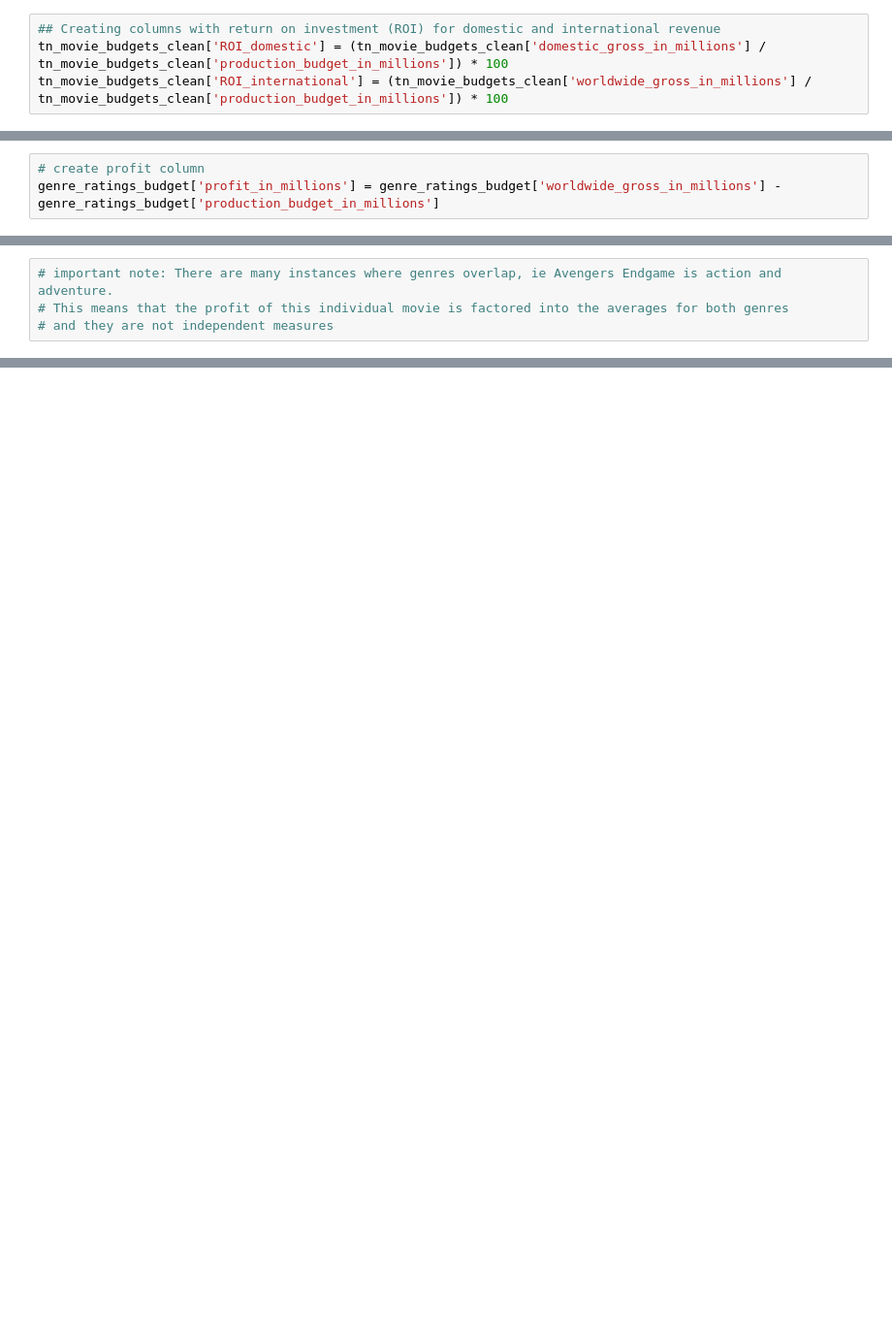
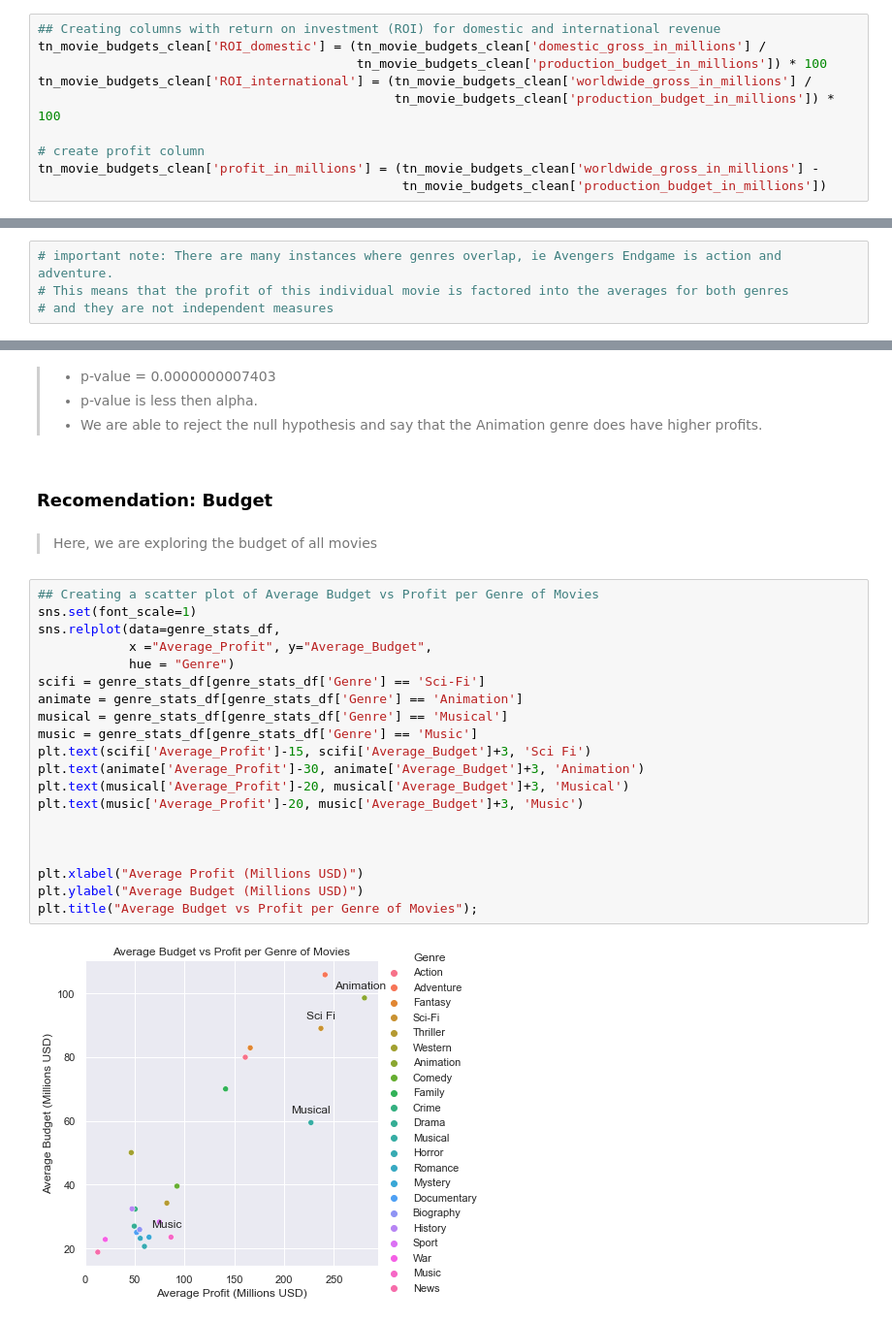
Before and after one commit to mrodberg/Pod1Capstone, a Jupyter notebook: Primary Notebook.ipynb, the cells around one changed output, grey strips where cells are left out. Shown: that part at 97% size. Saved outputs shown, nothing was run; the diff lists cells and outputs as text; blank space fills up the shorter version.

```diff
--- a/Primary Notebook.ipynb
+++ b/Primary Notebook.ipynb
@@ -40,4 +65,10 @@ tn_movie_budgets_clean = tn_movie_budgets_clean[tn_movie_budgets_clean['domestic
 # %%
 ## Creating columns with return on investment (ROI) for domestic and international revenue
-tn_movie_budgets_clean['ROI_domestic'] = (tn_movie_budgets_clean['domestic_gross_in_millions'] / tn_movie_budgets_clean['production_budget_in_millions']) * 100
-tn_movie_budgets_clean['ROI_international'] = (tn_movie_budgets_clean['worldwide_gross_in_millions'] / tn_movie_budgets_clean['production_budget_in_millions']) * 100
+tn_movie_budgets_clean['ROI_domestic'] = (tn_movie_budgets_clean['domestic_gross_in_millions'] /
+                                          tn_movie_budgets_clean['production_budget_in_millions']) * 100
+tn_movie_budgets_clean['ROI_international'] = (tn_movie_budgets_clean['worldwide_gross_in_millions'] /
+                                               tn_movie_budgets_clean['production_budget_in_millions']) * 100
+
+# create profit column
+tn_movie_budgets_clean['profit_in_millions'] = (tn_movie_budgets_clean['worldwide_gross_in_millions'] -
+                                                tn_movie_budgets_clean['production_budget_in_millions'])
@@ -71,3 +95,0 @@ stats.ttest_1samp(action['profit_in_millions'], popmean=avg_rating)
-# %%
-# create profit column
-genre_ratings_budget['profit_in_millions'] = genre_ratings_budget['worldwide_gross_in_millions'] - genre_ratings_budget['production_budget_in_millions']
@@ -131,0 +163,30 @@ sns.barplot(data = genre_stats_df, x='Genre', y='Average_Budget');
+# %% [markdown]
+>- p-value = 0.0000000007403 <br />
+>- p-value is less then alpha. <br />
+>- We are able to reject the null hypothesis and say that the Animation genre does have higher profits.
+# %% [markdown]
+### Recomendation: Budget
+# %% [markdown]
+> Here, we are exploring the budget of all movies
+# %%
+## Creating a scatter plot of Average Budget vs Profit per Genre of Movies
+sns.set(font_scale=1)
+sns.relplot(data=genre_stats_df,
+            x ="Average_Profit", y="Average_Budget",
+            hue = "Genre")
+scifi = genre_stats_df[genre_stats_df['Genre'] == 'Sci-Fi']
+animate = genre_stats_df[genre_stats_df['Genre'] == 'Animation']
+musical = genre_stats_df[genre_stats_df['Genre'] == 'Musical']
+music = genre_stats_df[genre_stats_df['Genre'] == 'Music']
+plt.text(scifi['Average_Profit']-15, scifi['Average_Budget']+3, 'Sci Fi')
+plt.text(animate['Average_Profit']-30, animate['Average_Budget']+3, 'Animation')
+plt.text(musical['Average_Profit']-20, musical['Average_Budget']+3, 'Musical')
+plt.text(music['Average_Profit']-20, music['Average_Budget']+3, 'Music')
+
+
+
+plt.xlabel("Average Profit (Millions USD)")
+plt.ylabel("Average Budget (Millions USD)")
+plt.title("Average Budget vs Profit per Genre of Movies");
+# %% [output]
+[figure, added]
```
Also changed, not shown: parts of 85 cells of this notebook.
